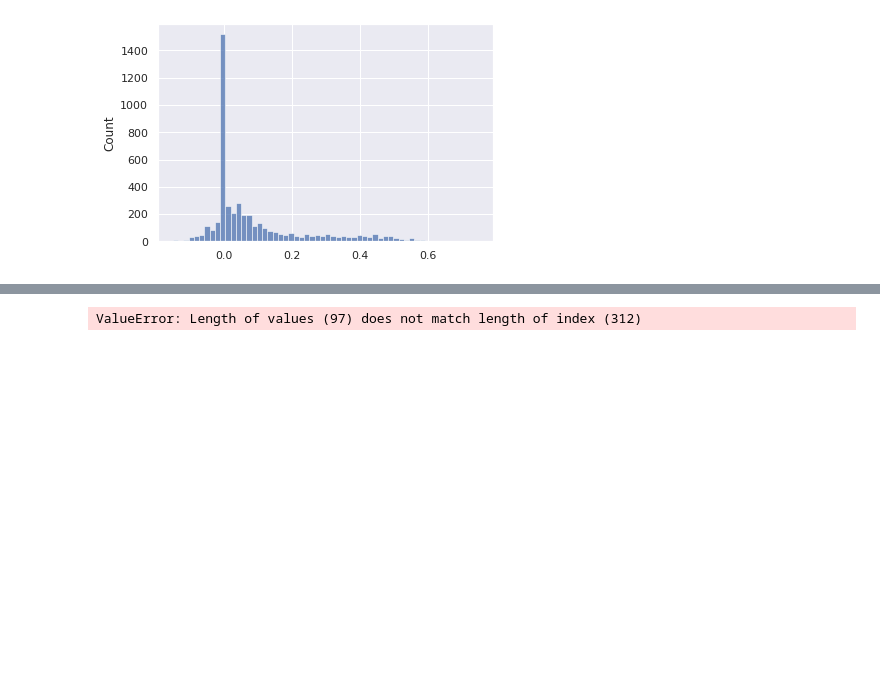
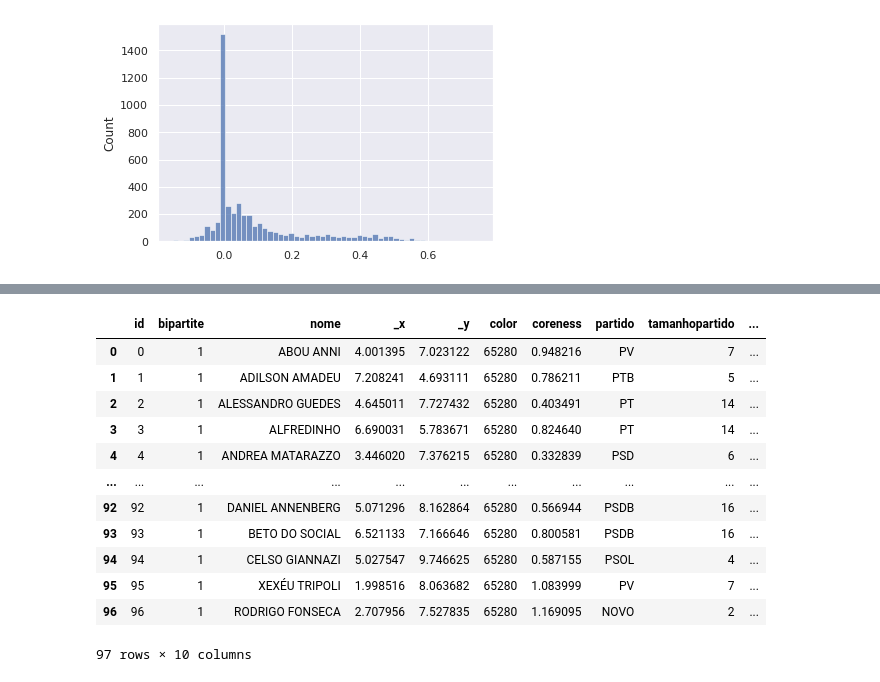
Before and after one commit to hashiprobr-classroom/parte-tecnica-do-projeto-grupod, a Jupyter notebook: notebooks/Projeto.ipynb, the cells around one changed output, grey strips where cells are left out. Saved outputs shown, nothing was run; the diff lists cells and outputs as text; code cells hidden in the pictures; blank space fills up the shorter version.

Commit message:
finalizado

```diff
--- a/notebooks/Projeto.ipynb
+++ b/notebooks/Projeto.ipynb
@@ -450,28 +450,40 @@ for i, coreness in c.items():
 # %%
 #juntando informacoes cruciais em um df que contém cada vereador uma vez
 
-final = pd.DataFrame({k: list(v) for k, v in g.vp.items()})
+final = pd.DataFrame({k: list(v) for k, v in g2.vp.items()})
 final = final.dropna()
 
 passed_names=[]
 party_size=[]
 partido=[]
 ideologia=[]
 
 for i, r in clean_df.iterrows():
     if r['vereador'] not in passed_names:
         passed_names.append(r['vereador'])
         party_size.append(r['tamanho partido'])
         partido.append(r['partido'])
         ideologia.append(r['posição política'])
 
 final['partido'] = partido
 final['tamanhopartido'] = party_size
 final['posiçãopolítica'] = ideologia
 
 final
 # %% [output]
+|  | id | bipartite | nome | _x | _y | color | coreness | partido | tamanhopartido | ... |
+| 0 | 0 | 1 | ABOU ANNI | 4.001395 | 7.023122 | 65280 | 0.948216 | PV | 7 | ... |
+| 1 | 1 | 1 | ADILSON AMADEU | 7.208241 | 4.693111 | 65280 | 0.786211 | PTB | 5 | ... |
+| 2 | 2 | 1 | ALESSANDRO GUEDES | 4.645011 | 7.727432 | 65280 | 0.403491 | PT | 14 | ... |
+| 3 | 3 | 1 | ALFREDINHO | 6.690031 | 5.783671 | 65280 | 0.824640 | PT | 14 | ... |
+| 4 | 4 | 1 | ANDREA MATARAZZO | 3.446020 | 7.376215 | 65280 | 0.332839 | PSD | 6 | ... |
+| ... | ... | ... | ... | ... | ... | ... | ... | ... | ... | ... |
+| 92 | 92 | 1 | DANIEL ANNENBERG | 5.071296 | 8.162864 | 65280 | 0.566944 | PSDB | 16 | ... |
+| 93 | 93 | 1 | BETO DO SOCIAL | 6.521133 | 7.166646 | 65280 | 0.800581 | PSDB | 16 | ... |
+| 94 | 94 | 1 | CELSO GIANNAZI | 5.027547 | 9.746625 | 65280 | 0.587155 | PSOL | 4 | ... |
+| 95 | 95 | 1 | XEXÉU TRIPOLI | 1.998516 | 8.063682 | 65280 | 1.083999 | PV | 7 | ... |
+| 96 | 96 | 1 | RODRIGO FONSECA | 2.707956 | 7.527835 | 65280 | 1.169095 | NOVO | 2 | ... |
-ValueError: Length of values (97) does not match length of index (312)
+97 rows × 10 columns
 # %%
 #regressão continua (core periphery) e continua (tamanho de partido)
 
```
Also changed, not shown: parts of 3 cells of this notebook, 2 other files.
